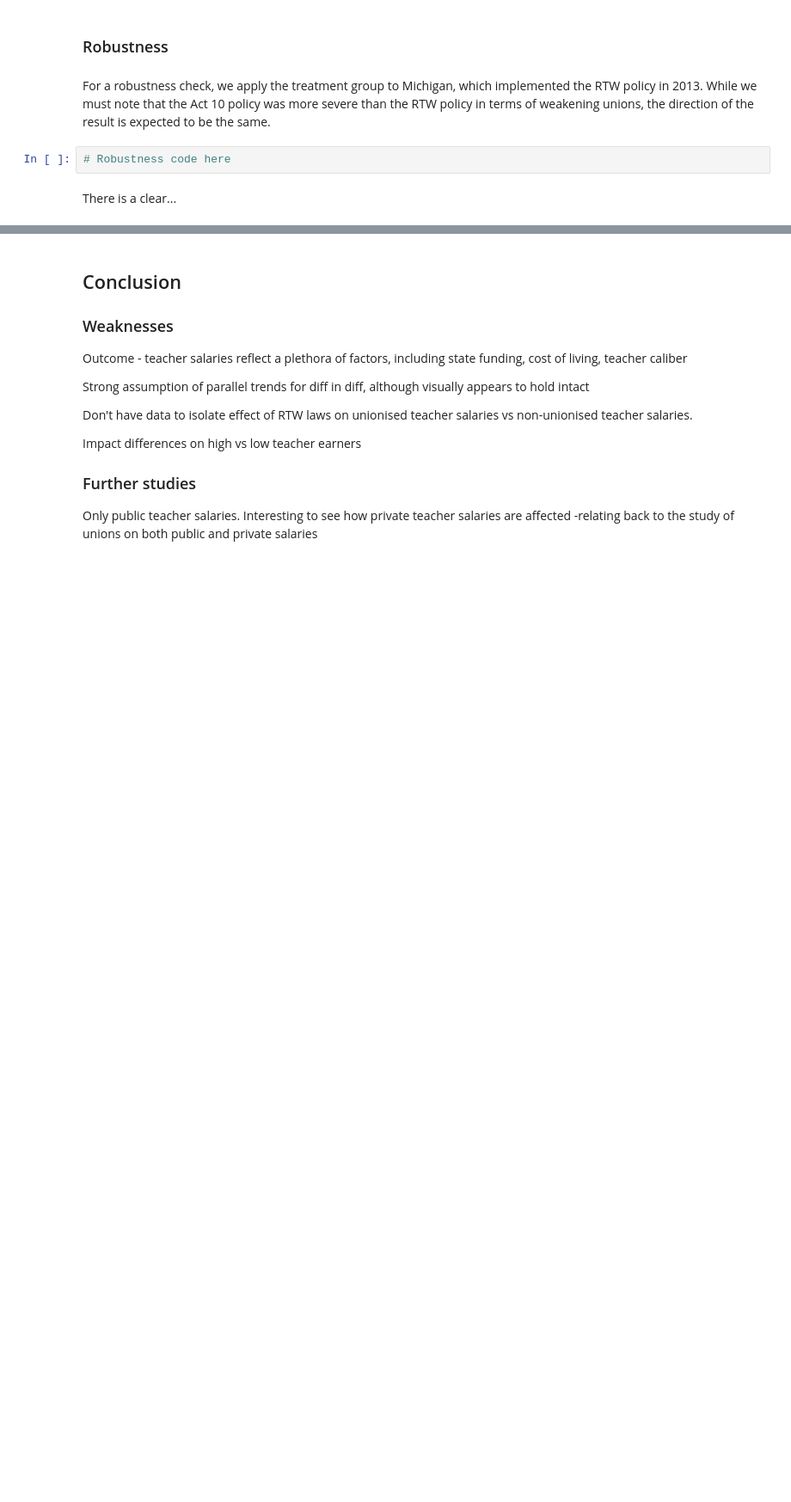
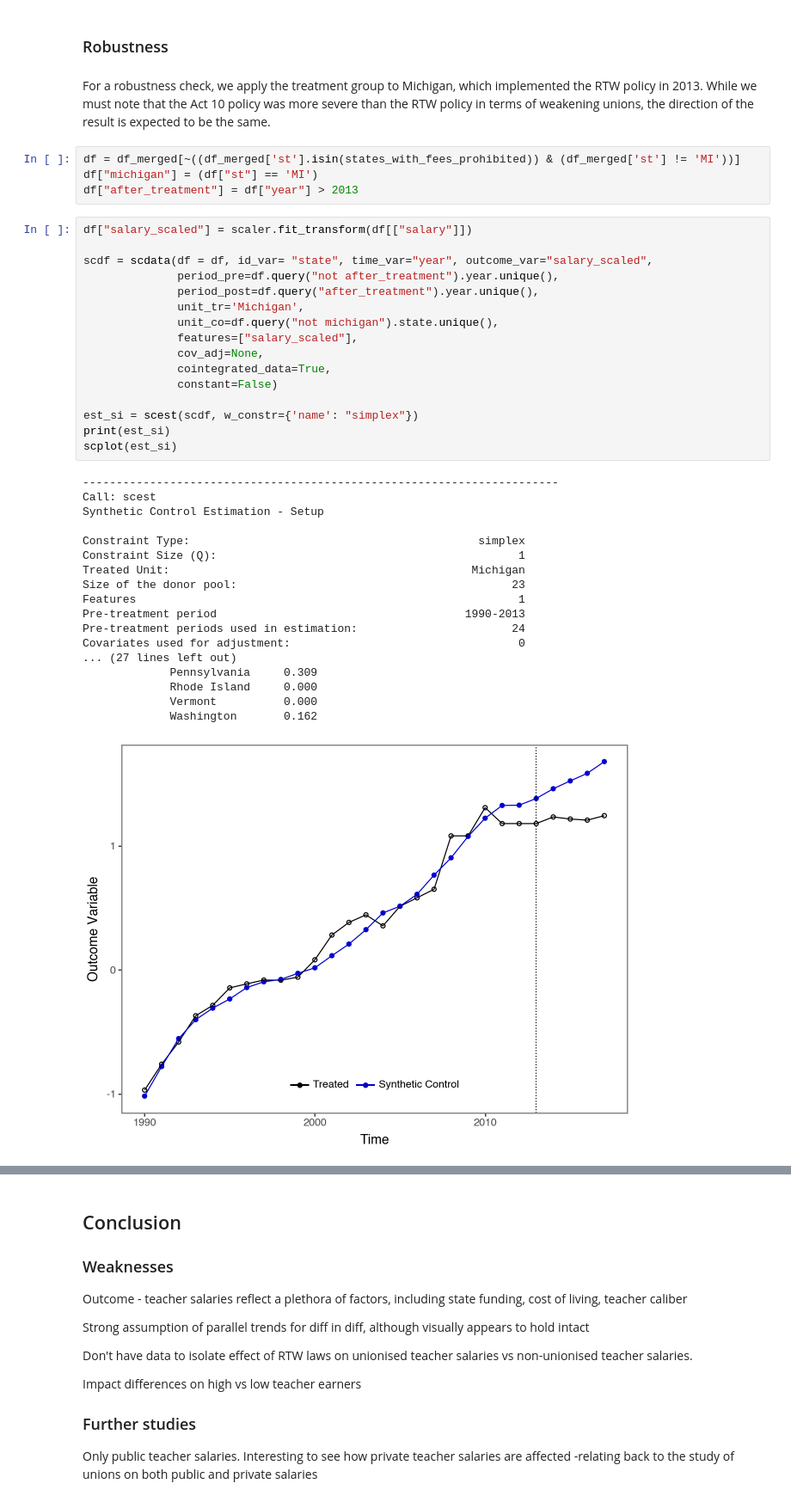
Before and after one commit to ricochn02/526-project, a Jupyter notebook: report.ipynb, the cells around one changed output, grey strips where cells are left out. Shown: that part at 86% size. Cells and saved outputs as stored; diff of their text form; blank space fills up the shorter version.

```diff
--- a/report.ipynb
+++ b/report.ipynb
@@ -371,6 +459,41 @@ from sklearn.preprocessing import StandardScaler
 # %% [markdown]
 For a robustness check, we apply the treatment group to Michigan, which implemented the RTW policy in 2013. While we must note that the Act 10 policy was more severe than the RTW policy in terms of weakening unions, the direction of the result is expected to be the same.
 # %%
-# Robustness code here
+df = df_merged[~((df_merged['st'].isin(states_with_fees_prohibited)) & (df_merged['st'] != 'MI'))]
+df["michigan"] = (df["st"] == 'MI')
+df["after_treatment"] = df["year"] > 2013
-# %% [markdown]
-There is a clear...
+# %%
+df["salary_scaled"] = scaler.fit_transform(df[["salary"]])
+
+scdf = scdata(df = df, id_var= "state", time_var="year", outcome_var="salary_scaled",
+              period_pre=df.query("not after_treatment").year.unique(),
+              period_post=df.query("after_treatment").year.unique(),
+              unit_tr='Michigan',
+              unit_co=df.query("not michigan").state.unique(),
+              features=["salary_scaled"],
+              cov_adj=None,
+              cointegrated_data=True,
+              constant=False)
+
+est_si = scest(scdf, w_constr={'name': "simplex"})
+print(est_si)
+scplot(est_si)
+# %% [output]
+-----------------------------------------------------------------------
+Call: scest
+Synthetic Control Estimation - Setup
+
+Constraint Type:                                           simplex
+Constraint Size (Q):                                             1
+Treated Unit:                                             Michigan
+Size of the donor pool:                                         23
+Features                                                         1
+Pre-treatment period                                     1990-2013
+Pre-treatment periods used in estimation:                       24
+Covariates used for adjustment:                                  0
+... (27 lines left out)
+             Pennsylvania     0.309
+             Rhode Island     0.000
+             Vermont          0.000
+             Washington       0.162
+[figure, added]
```
Also changed, not shown: parts of 11 cells of this notebook, 1 other file.
